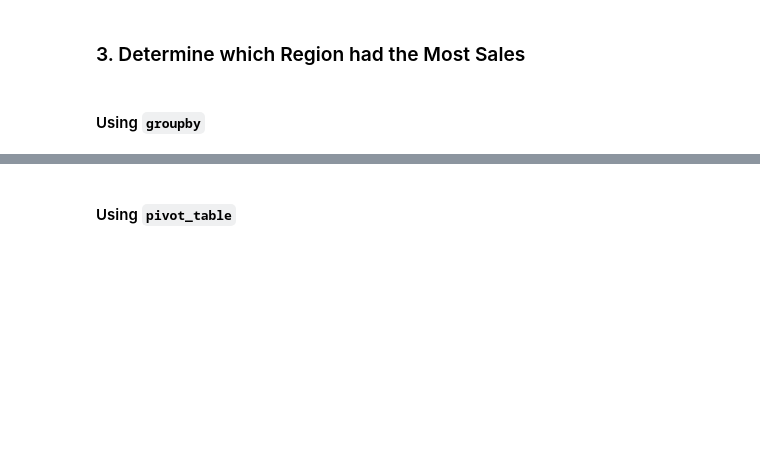
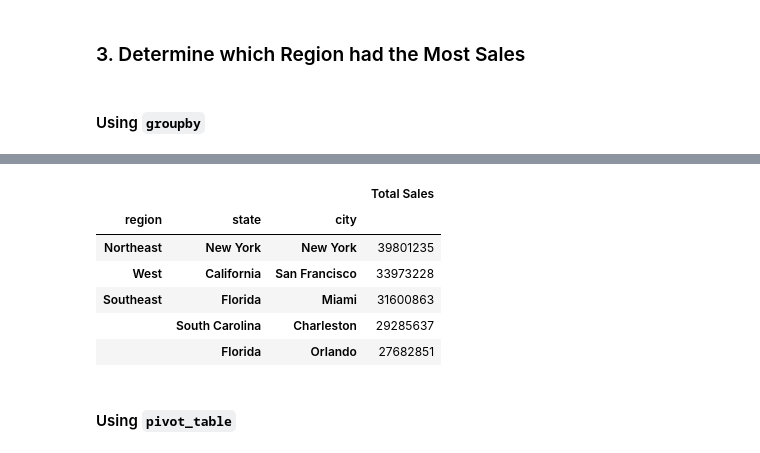
Before and after one commit to brian-campbell/athletic_sales_analysis, a Jupyter notebook: athletic_sales_analysis.ipynb, the cells around one changed output, grey strips where cells are left out. Drawn from its saved outputs; the diff is of its cells as text; code cells hidden in the pictures; blank space fills up the shorter version.

```diff
--- a/athletic_sales_analysis.ipynb
+++ b/athletic_sales_analysis.ipynb
@@ -252,2 +312,26 @@ memory usage: 904.2+ KB
+# %%
+"""
+Start to do analysis on the data given what we've learned. Use the groupby
+function to show total sales for products sold. Group the data by region, state,
+and city. Rename teh sum column to Total Sales. Then dump the top 5 results to
+the screen for a sanity check.
+"""
+# Show the total sales for the products sold for each region, state, and city.
+# Rename the "total_sales" column to "Total Sales"
+total_sales_grouped = merged_df.groupby( ['region', 'state', 'city'] )[['total_sales']].sum ()
+total_sales_grouped.rename ( columns= {'total_sales': 'Total Sales'}, inplace=True )
+
+
+# Show the top 5 results.
+total_sales_sorted = total_sales_grouped.sort_values ( by=['Total Sales'], ascending = False )
+total_sales_sorted.head ()
+# %% [output]
+|  |  |  | Total Sales |
+| region | state | city |  |
+| Northeast | New York | New York | 39801235 |
+| West | California | San Francisco | 33973228 |
+| Southeast | Florida | Miami | 31600863 |
+|  | South Carolina | Charleston | 29285637 |
+|  | Florida | Orlando | 27682851 |
 # %% [markdown]
 #### Using `pivot_table`
```
Also changed, not shown: parts of 37 cells of this notebook.
